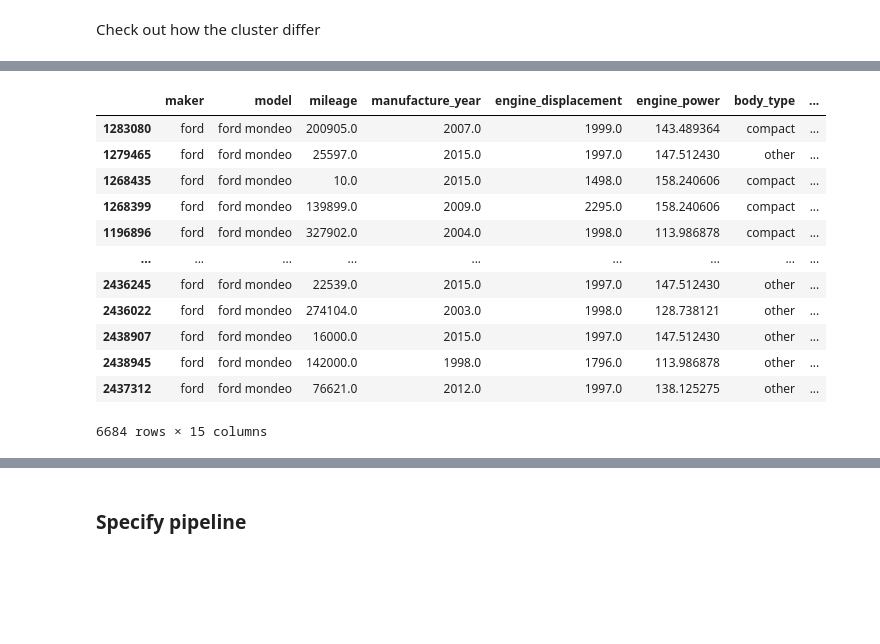
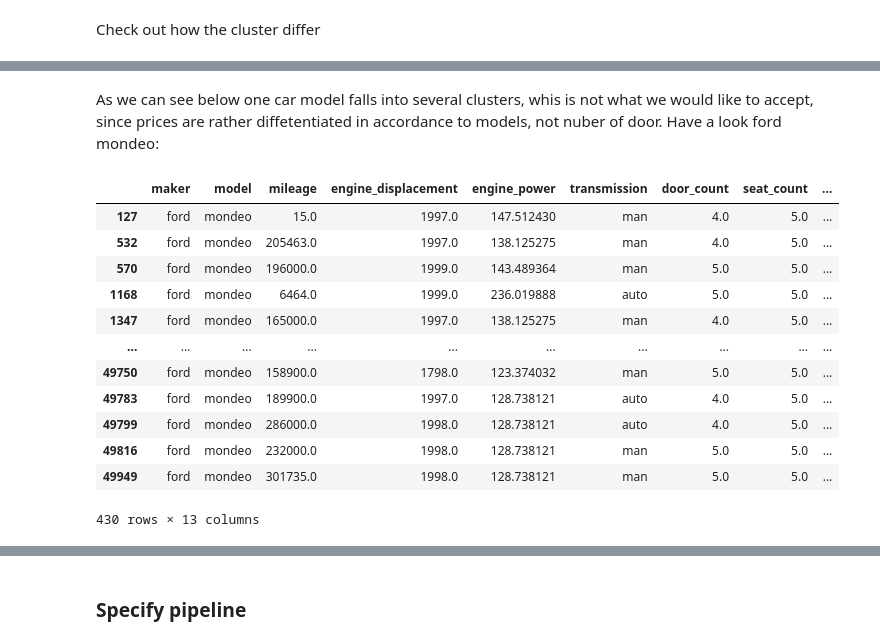
Before and after one commit to michalpiotrowicz/Bootcamp_project, a Jupyter notebook: My_Bootcamp_Project.ipynb, the cells around one changed output, grey strips where cells are left out. Cells and saved outputs as stored; diff of their text form; code cells hidden in the pictures; blank space fills up the shorter version.

```diff
--- a/My_Bootcamp_Project.ipynb
+++ b/My_Bootcamp_Project.ipynb
@@ -394,4 +390,6 @@ In order to better predict car prices I will attempt to cluster cars into some m
 Please note that due to manufacturer downsizing the same engine_displacement can result in completely different engine_power in accordance to age and make of a car.
+# %%
+df = pd.read_csv('./Cars_sample_cleaned_50k.csv', sep=',', low_memory=False, index_col=[0])
 # %%
 df['engine_power'][df['engine_displacement'].between(1490,1495)].describe()
 # %% [output]
@@ -406,3 +404,4 @@ max      84.000000
 Name: engine_power, dtype: float64
 # %%
-data_for_clustering = df[['engine_power', 'door_count', 'seat_count']]
+data_for_clustering = df[['engine_power', 'seat_count']]
+data_for_clustering.head()
@@ -456,5 +455,5 @@ plt.show()
 # %%
-cluster_model = MiniBatchKMeans(n_clusters=9)
+cluster_model = MiniBatchKMeans(n_clusters=8)
 cluster_model.fit(data_clustered)
 # %% [output]
 MiniBatchKMeans(batch_size=100, compute_labels=True, init='k-means++',
@@ -508,16 +510,18 @@ cluster
+# %% [markdown]
+As we can see below one car model falls into several clusters, whis is not what we would like to accept, since prices are rather diffetentiated in accordance to models, not nuber of door. Have a look ford mondeo:
 # %%
-df[df['model']=='ford mondeo']
+df[(df['maker']=='ford') & (df['model']=='mondeo')]
 # %% [output]
-|  | maker | model | mileage | manufacture_year | engine_displacement | engine_power | body_type | ... |
-| 1283080 | ford | ford mondeo | 200905.0 | 2007.0 | 1999.0 | 143.489364 | compact | ... |
-| 1279465 | ford | ford mondeo | 25597.0 | 2015.0 | 1997.0 | 147.512430 | other | ... |
-| 1268435 | ford | ford mondeo | 10.0 | 2015.0 | 1498.0 | 158.240606 | compact | ... |
-| 1268399 | ford | ford mondeo | 139899.0 | 2009.0 | 2295.0 | 158.240606 | compact | ... |
-| 1196896 | ford | ford mondeo | 327902.0 | 2004.0 | 1998.0 | 113.986878 | compact | ... |
-| ... | ... | ... | ... | ... | ... | ... | ... | ... |
-| 2436245 | ford | ford mondeo | 22539.0 | 2015.0 | 1997.0 | 147.512430 | other | ... |
-| 2436022 | ford | ford mondeo | 274104.0 | 2003.0 | 1998.0 | 128.738121 | other | ... |
-| 2438907 | ford | ford mondeo | 16000.0 | 2015.0 | 1997.0 | 147.512430 | other | ... |
-| 2438945 | ford | ford mondeo | 142000.0 | 1998.0 | 1796.0 | 113.986878 | other | ... |
-| 2437312 | ford | ford mondeo | 76621.0 | 2012.0 | 1997.0 | 138.125275 | other | ... |
+|  | maker | model | mileage | engine_displacement | engine_power | transmission | door_count | seat_count | ... |
+| 127 | ford | mondeo | 15.0 | 1997.0 | 147.512430 | man | 4.0 | 5.0 | ... |
+| 532 | ford | mondeo | 205463.0 | 1997.0 | 138.125275 | man | 4.0 | 5.0 | ... |
+| 570 | ford | mondeo | 196000.0 | 1999.0 | 143.489364 | man | 5.0 | 5.0 | ... |
+| 1168 | ford | mondeo | 6464.0 | 1999.0 | 236.019888 | auto | 5.0 | 5.0 | ... |
+| 1347 | ford | mondeo | 165000.0 | 1997.0 | 138.125275 | man | 4.0 | 5.0 | ... |
+| ... | ... | ... | ... | ... | ... | ... | ... | ... | ... |
+| 49750 | ford | mondeo | 158900.0 | 1798.0 | 123.374032 | man | 5.0 | 5.0 | ... |
+| 49783 | ford | mondeo | 189900.0 | 1997.0 | 128.738121 | auto | 4.0 | 5.0 | ... |
+| 49799 | ford | mondeo | 286000.0 | 1998.0 | 128.738121 | auto | 4.0 | 5.0 | ... |
+| 49816 | ford | mondeo | 232000.0 | 1998.0 | 128.738121 | man | 5.0 | 5.0 | ... |
+| 49949 | ford | mondeo | 301735.0 | 1998.0 | 128.738121 | man | 5.0 | 5.0 | ... |
-6684 rows × 15 columns
+430 rows × 13 columns
```
Also changed, not shown: parts of 174 cells of this notebook.
